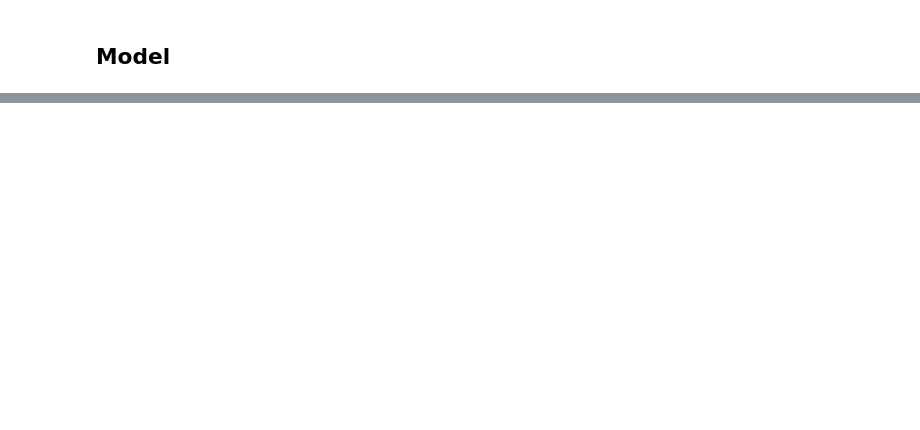
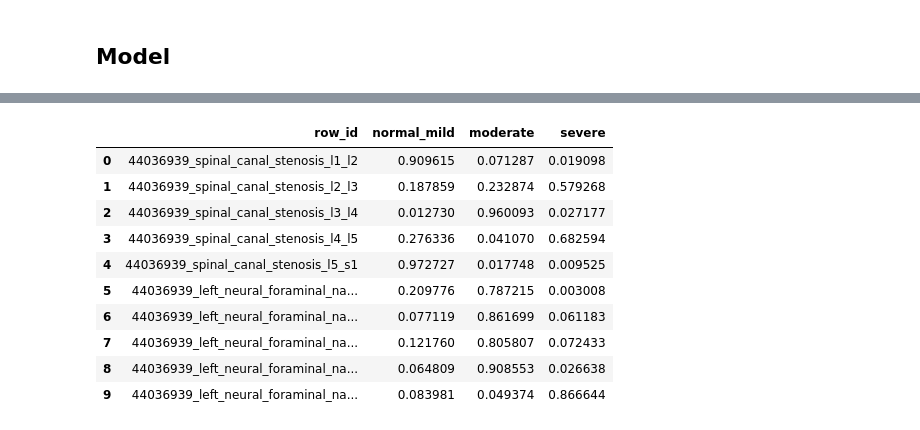
Before and after one commit to m5k5/RSNA2024, a Jupyter notebook: test.ipynb, the cells around one changed output, grey strips where cells are left out. Drawn from its saved outputs; the diff is of its cells as text; code cells hidden in the pictures; blank space fills up the shorter version.

```diff
--- a/test.ipynb
+++ b/test.ipynb
@@ -382,0 +315,38 @@ torch.save({
+# %%
+from scipy.special import softmax
+
+entries = []
+
+for studyId in results.keys():
+    for condIdx, cond in enumerate(allLabels):
+        instance = np.array(results[studyId])[:,:,condIdx]
+        maxIndices = np.argmax(instance, axis=1)
+        maxIndicesMild = np.where(maxIndices==0)
+        maxIndicesModerate = np.where(maxIndices==1)
+        maxIndicesSevere = np.where(maxIndices==2)
+        meanProbSevere=[0,0,0]
+        meanProbModerate=[0,0,0]
+        meanProbMild=[0,0,0]
+        if maxIndicesSevere[0].shape[0]>1:
+            probs= softmax(instance[np.where(maxIndices==2)], axis=1)
+            meanProbSevere = np.mean(probs, axis=0)
+            print(f"{cond} severe: {meanProbSevere}")
+        if maxIndicesModerate[0].shape[0]>1:
+            probs= softmax(instance[np.where(maxIndices==1)], axis=1)
+            meanProbModerate = np.mean(probs, axis=0)
+            print(f"{cond} moderate: {meanProbModerate}")
+        if maxIndicesMild[0].shape[0]>1:
+            probs= softmax(instance[np.where(maxIndices==0)], axis=1)
+            meanProbMild = np.mean(probs, axis=0)
+            print(f"{cond} mild: {meanProbMild}")
+
+        if meanProbSevere[2] > 0.5 and meanProbSevere[2] > meanProbModerate[1]:
+            finalProb = meanProbSevere
+        elif meanProbModerate[1] > 0.5 and meanProbModerate[1] > meanProbSevere[2]:
+            finalProb = meanProbModerate
+        elif meanProbMild[0] > 0.5:
+            finalProb = meanProbMild
+        else:
+            finalProb = [0.34,0.33,0.33]
+
+        entries.append([f"{studyId}_{cond}", *finalProb])
@@ -382,0 +371,15 @@ torch.save({
+# %%
+dfSubmission = pd.DataFrame(entries, columns=["row_id","normal_mild","moderate","severe"])
+dfSubmission.head(10)
+# %% [output]
+|  | row_id | normal_mild | moderate | severe |
+| 0 | 44036939_spinal_canal_stenosis_l1_l2 | 0.909615 | 0.071287 | 0.019098 |
+| 1 | 44036939_spinal_canal_stenosis_l2_l3 | 0.187859 | 0.232874 | 0.579268 |
+| 2 | 44036939_spinal_canal_stenosis_l3_l4 | 0.012730 | 0.960093 | 0.027177 |
+| 3 | 44036939_spinal_canal_stenosis_l4_l5 | 0.276336 | 0.041070 | 0.682594 |
+| 4 | 44036939_spinal_canal_stenosis_l5_s1 | 0.972727 | 0.017748 | 0.009525 |
+| 5 | 44036939_left_neural_foraminal_na... | 0.209776 | 0.787215 | 0.003008 |
+| 6 | 44036939_left_neural_foraminal_na... | 0.077119 | 0.861699 | 0.061183 |
+| 7 | 44036939_left_neural_foraminal_na... | 0.121760 | 0.805807 | 0.072433 |
+| 8 | 44036939_left_neural_foraminal_na... | 0.064809 | 0.908553 | 0.026638 |
+| 9 | 44036939_left_neural_foraminal_na... | 0.083981 | 0.049374 | 0.866644 |
```
Also changed, not shown: parts of 17 cells of this notebook, 1 other file.
